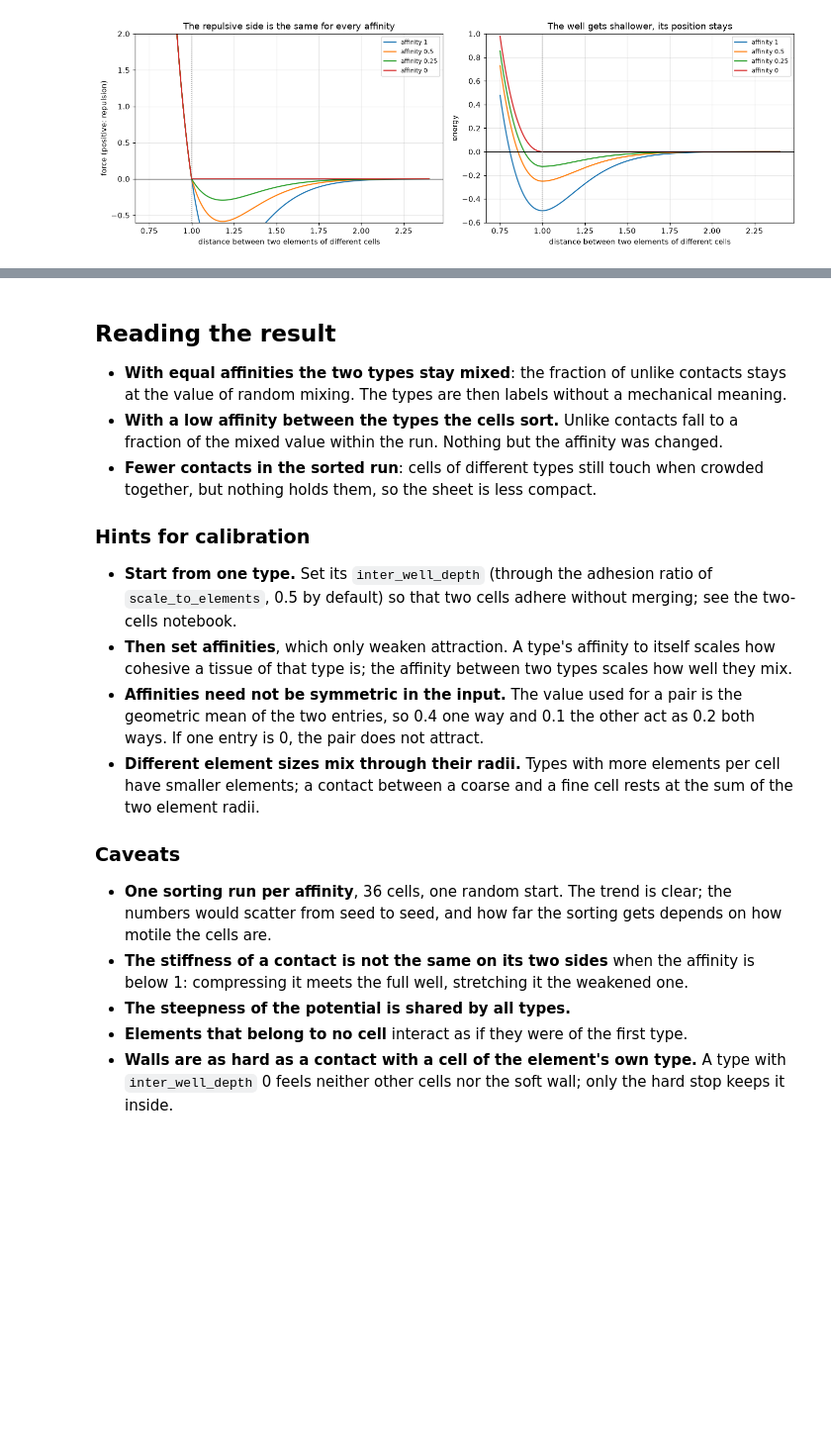
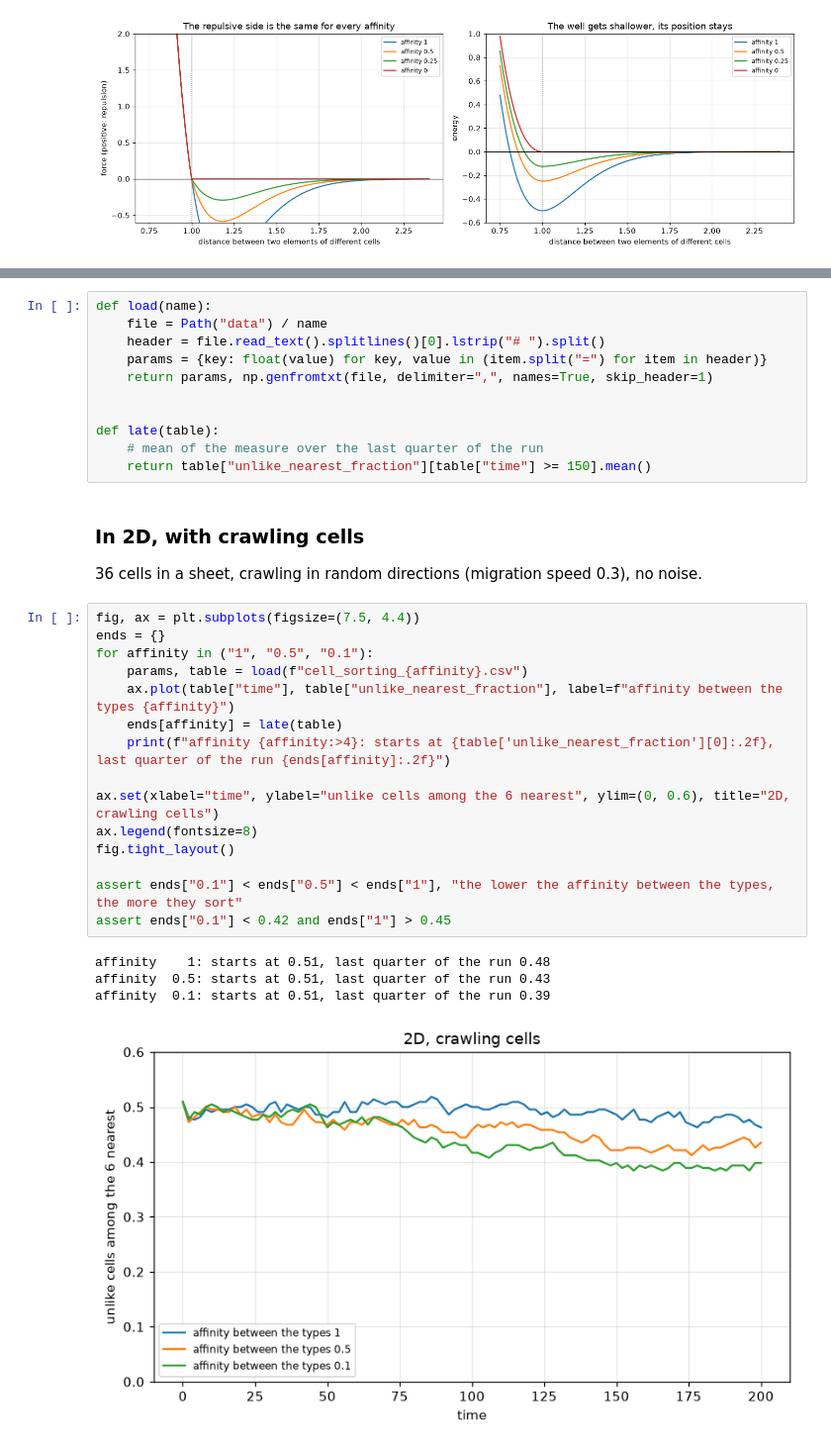
Before and after one commit to marcorusc/PhysiCore, a Jupyter notebook: mechanics/micromechanics/docs/notebooks/cell_types.ipynb, the cells around one changed output, grey strips where cells are left out. Shown at 99% size. Drawn from its saved outputs; the diff is of its cells as text; blank space fills up the shorter version.

```diff
--- a/mechanics/micromechanics/docs/notebooks/cell_types.ipynb
+++ b/mechanics/micromechanics/docs/notebooks/cell_types.ipynb
@@ -142,31 +111,35 @@ affinity  0.1: unlike contacts over the last quarter of the run 10% (random mixi
-# %% [markdown]
-## Reading the result
-
-- **With equal affinities the two types stay mixed**: the fraction of unlike contacts stays at the value of
-  random mixing. The types are then labels without a mechanical meaning.
-- **With a low affinity between the types the cells sort.** Unlike contacts fall to a fraction of the mixed
-  value within the run. Nothing but the affinity was changed.
-- **Fewer contacts in the sorted run**: cells of different types still touch when crowded together, but nothing
-  holds them, so the sheet is less compact.
-
-### Hints for calibration
-
-- **Start from one type.** Set its `inter_well_depth` (through the adhesion ratio of `scale_to_elements`, 0.5 by
-  default) so that two cells adhere without merging; see the two-cells notebook.
-- **Then set affinities**, which only weaken attraction. A type's affinity to itself scales how cohesive a
-  tissue of that type is; the affinity between two types scales how well they mix.
-- **Affinities need not be symmetric in the input.** The value used for a pair is the geometric mean of the two
-  entries, so 0.4 one way and 0.1 the other act as 0.2 both ways. If one entry is 0, the pair does not attract.
-- **Different element sizes mix through their radii.** Types with more elements per cell have smaller elements;
-  a contact between a coarse and a fine cell rests at the sum of the two element radii.
-
-### Caveats
-
-- **One sorting run per affinity**, 36 cells, one random start. The trend is clear; the numbers would scatter
-  from seed to seed, and how far the sorting gets depends on how motile the cells are.
-- **The stiffness of a contact is not the same on its two sides** when the affinity is below 1: compressing it
-  meets the full well, stretching it the weakened one.
-- **The steepness of the potential is shared by all types.**
-- **Elements that belong to no cell** interact as if they were of the first type.
-- **Walls are as hard as a contact with a cell of the element's own type.** A type with `inter_well_depth` 0
-  feels neither other cells nor the soft wall; only the hard stop keeps it inside.
+# %%
+def load(name):
+    file = Path("data") / name
+    header = file.read_text().splitlines()[0].lstrip("# ").split()
+    params = {key: float(value) for key, value in (item.split("=") for item in header)}
+    return params, np.genfromtxt(file, delimiter=",", names=True, skip_header=1)
+
+
+def late(table):
+    # mean of the measure over the last quarter of the run
+    return table["unlike_nearest_fraction"][table["time"] >= 150].mean()
+# %% [markdown]
+### In 2D, with crawling cells
+
+36 cells in a sheet, crawling in random directions (migration speed 0.3), no noise.
+# %%
+fig, ax = plt.subplots(figsize=(7.5, 4.4))
+ends = {}
+for affinity in ("1", "0.5", "0.1"):
+    params, table = load(f"cell_sorting_{affinity}.csv")
+    ax.plot(table["time"], table["unlike_nearest_fraction"], label=f"affinity between the types {affinity}")
+    ends[affinity] = late(table)
+    print(f"affinity {affinity:>4}: starts at {table['unlike_nearest_fraction'][0]:.2f}, last quarter of the run {ends[affinity]:.2f}")
+
+ax.set(xlabel="time", ylabel="unlike cells among the 6 nearest", ylim=(0, 0.6), title="2D, crawling cells")
+ax.legend(fontsize=8)
+fig.tight_layout()
+
+assert ends["0.1"] < ends["0.5"] < ends["1"], "the lower the affinity between the types, the more they sort"
+assert ends["0.1"] < 0.42 and ends["1"] > 0.45
+# %% [output]
+affinity    1: starts at 0.51, last quarter of the run 0.48
+affinity  0.5: starts at 0.51, last quarter of the run 0.43
+affinity  0.1: starts at 0.51, last quarter of the run 0.39
+[figure, added]
```
Also changed, not shown: parts of 5 cells of this notebook, 12 other files.
